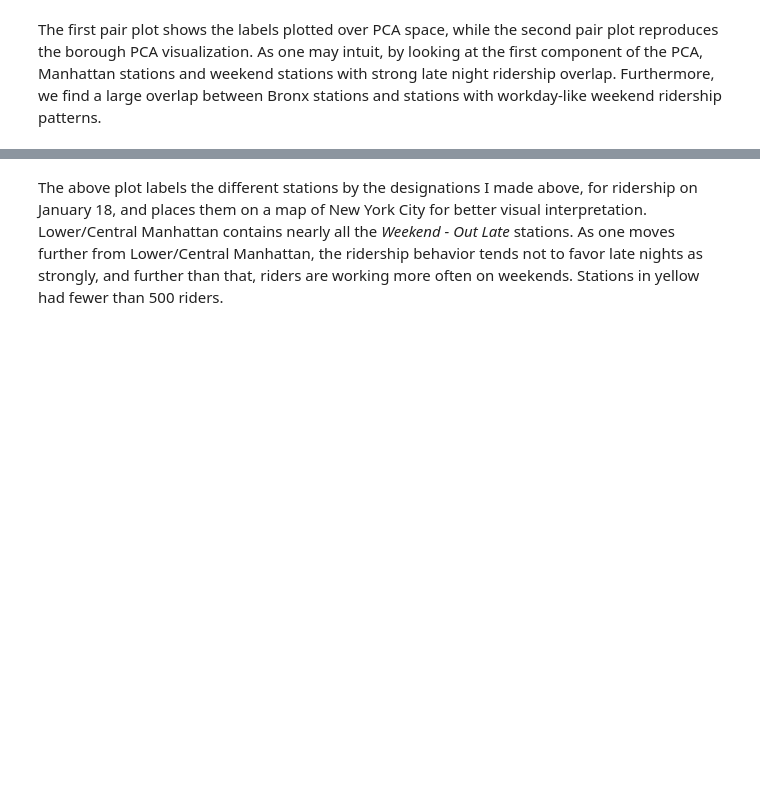
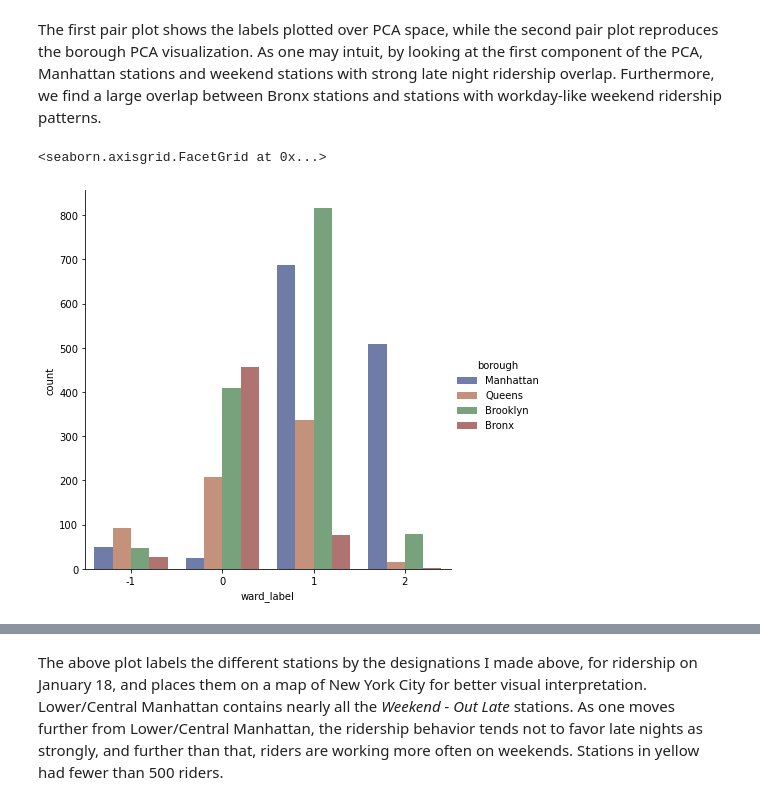
Before and after one commit to AmritpalSNijjar/mta_data_project, a Jupyter notebook: mta_hourly_ridership_analysis.ipynb, the cells around one changed output, grey strips where cells are left out. Drawn from its saved outputs; the diff is of its cells as text; code cells hidden in the pictures; blank space fills up the shorter version.

```diff
--- a/mta_hourly_ridership_analysis.ipynb
+++ b/mta_hourly_ridership_analysis.ipynb
@@ -663,3 +643,8 @@ sns.pairplot(to_pair_plot[pca_columns + ["borough"]], hue = "borough", corner=Tr
 # %% [markdown]
 The first pair plot shows the labels plotted over PCA space, while the second pair plot reproduces the borough PCA visualization. As one may intuit, by looking at the first component of the PCA, Manhattan stations and weekend stations with strong late night ridership overlap. Furthermore, we find a large overlap between Bronx stations and stations with workday-like weekend ridership patterns.
+# %%
+sns.catplot(data=to_pair_plot[["borough", "ward_label"]], kind="count", x="ward_label",hue="borough", errorbar="sd", palette="dark", alpha=.6, height=6)
+# %% [output]
+<seaborn.axisgrid.FacetGrid at 0x...>
+[figure, added]
 # %%
```
Also changed, not shown: parts of 10 cells of this notebook, 4 other files.
